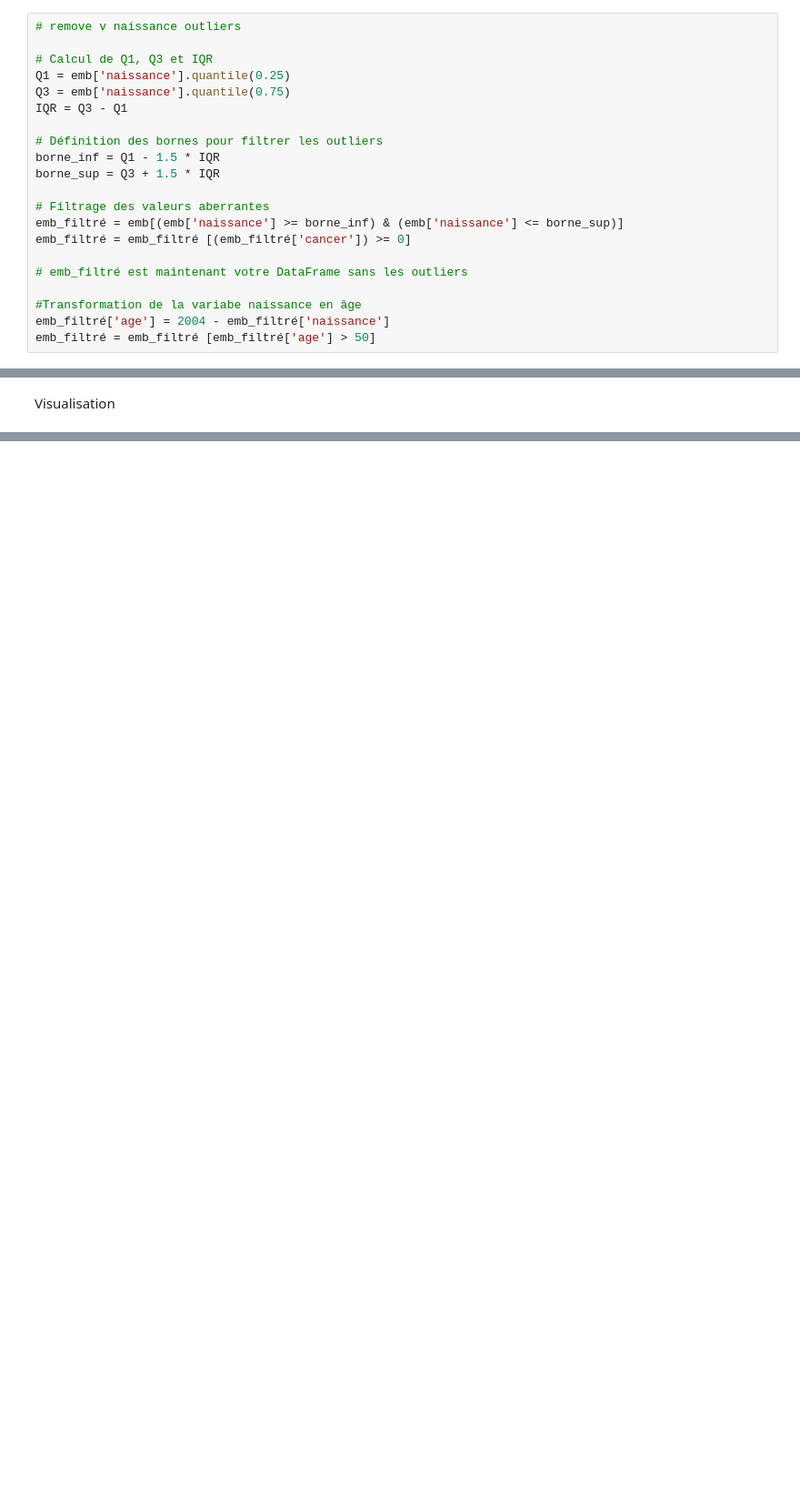
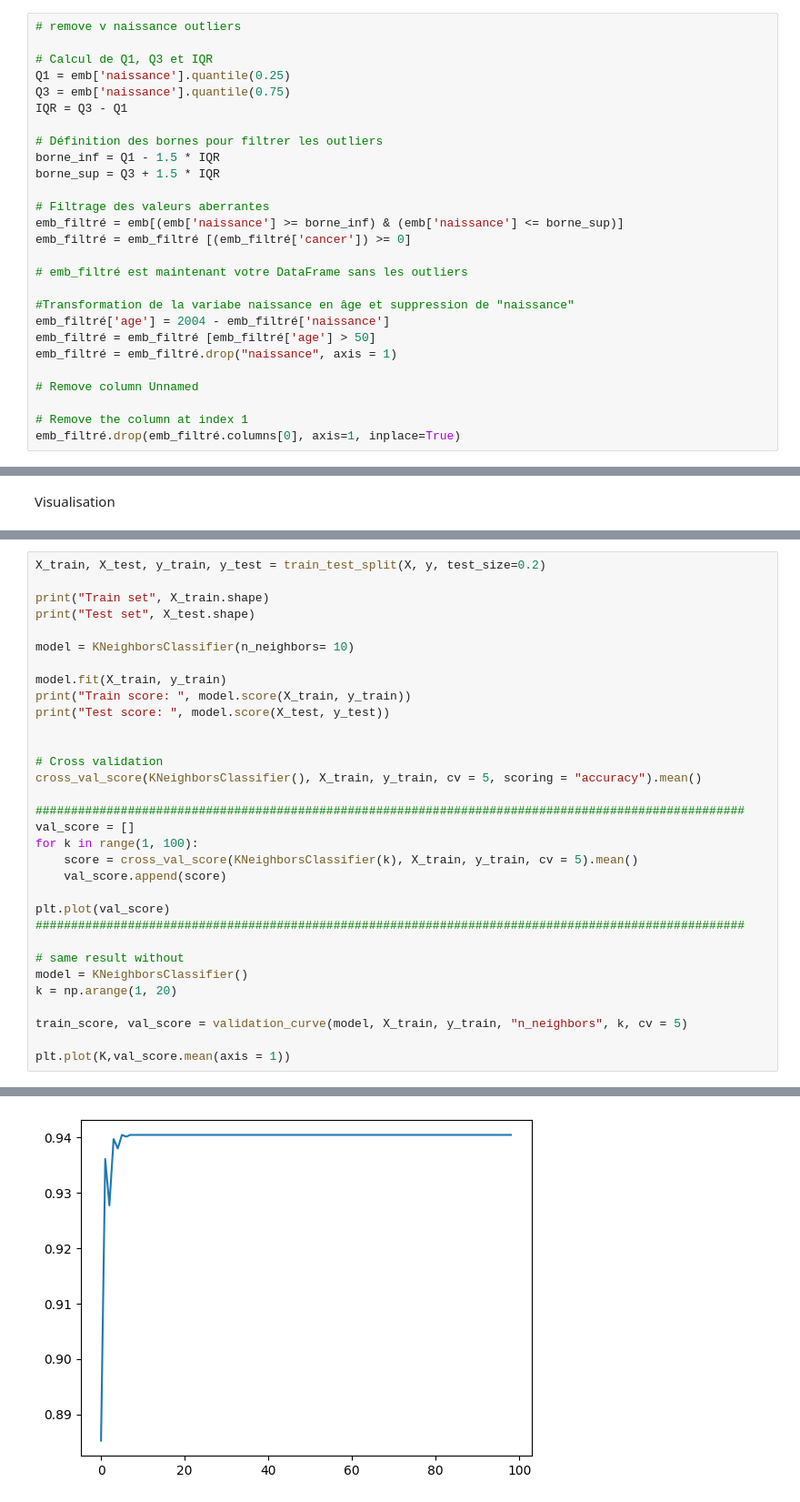
Before and after one commit to Tomasito64/SHARE, a Jupyter notebook: emb.ipynb, the cells around one changed output, grey strips where cells are left out. Shown: that part at 91% size. Cells and saved outputs as stored; diff of their text form; blank space fills up the shorter version.

Commit message:
Till overfitting test

```diff
--- a/emb.ipynb
+++ b/emb.ipynb
@@ -34,6 +39,12 @@ emb_filtré = emb_filtré [(emb_filtré['cancer']) >= 0]
 
 # emb_filtré est maintenant votre DataFrame sans les outliers
 
-#Transformation de la variabe naissance en âge
+#Transformation de la variabe naissance en âge et suppression de "naissance"
 emb_filtré['age'] = 2004 - emb_filtré['naissance']
 emb_filtré = emb_filtré [emb_filtré['age'] > 50]
+emb_filtré = emb_filtré.drop("naissance", axis = 1)
+
+# Remove column Unnamed
+
+# Remove the column at index 1
+emb_filtré.drop(emb_filtré.columns[0], axis=1, inplace=True)
@@ -65,0 +109,33 @@ ValueError: Need to specify at least one of 'labels', 'index' or 'columns'
+# %%
+X_train, X_test, y_train, y_test = train_test_split(X, y, test_size=0.2)
+
+print("Train set", X_train.shape)
+print("Test set", X_test.shape)
+
+model = KNeighborsClassifier(n_neighbors= 10)
+
+model.fit(X_train, y_train)
+print("Train score: ", model.score(X_train, y_train))
+print("Test score: ", model.score(X_test, y_test))
+
+
+# Cross validation
+cross_val_score(KNeighborsClassifier(), X_train, y_train, cv = 5, scoring = "accuracy").mean()
+
+####################################################################################################
+val_score = []
+for k in range(1, 100):
+    score = cross_val_score(KNeighborsClassifier(k), X_train, y_train, cv = 5).mean()
+    val_score.append(score)
+
+plt.plot(val_score)
+####################################################################################################
+
+# same result without
+model = KNeighborsClassifier()
+k = np.arange(1, 20)
+
+train_score, val_score = validation_curve(model, X_train, y_train, "n_neighbors", k, cv = 5)
+
+plt.plot(K,val_score.mean(axis = 1))
+# %% [output]
@@ -65,0 +147 @@ ValueError: Need to specify at least one of 'labels', 'index' or 'columns'
+[figure, added]
```
Also changed, not shown: parts of 8 cells of this notebook, 1 other file.
